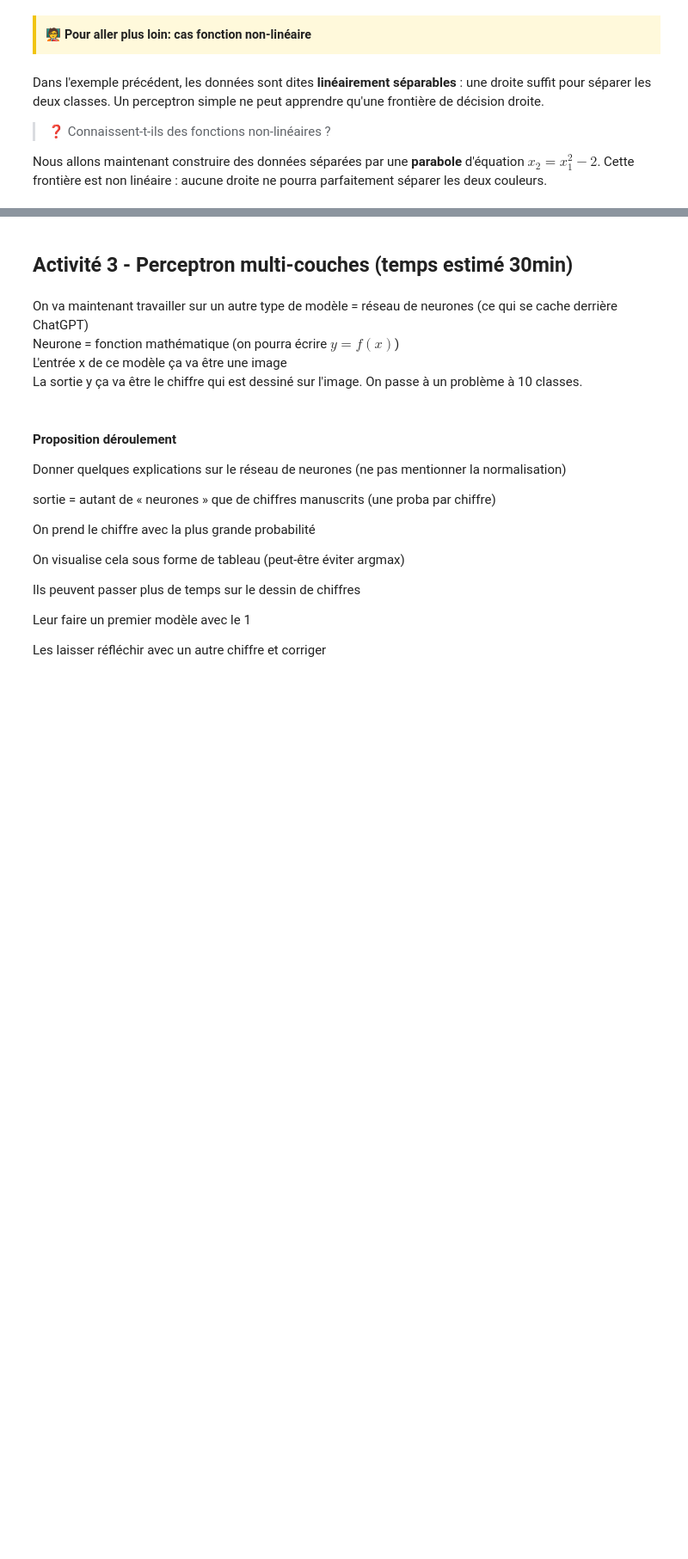
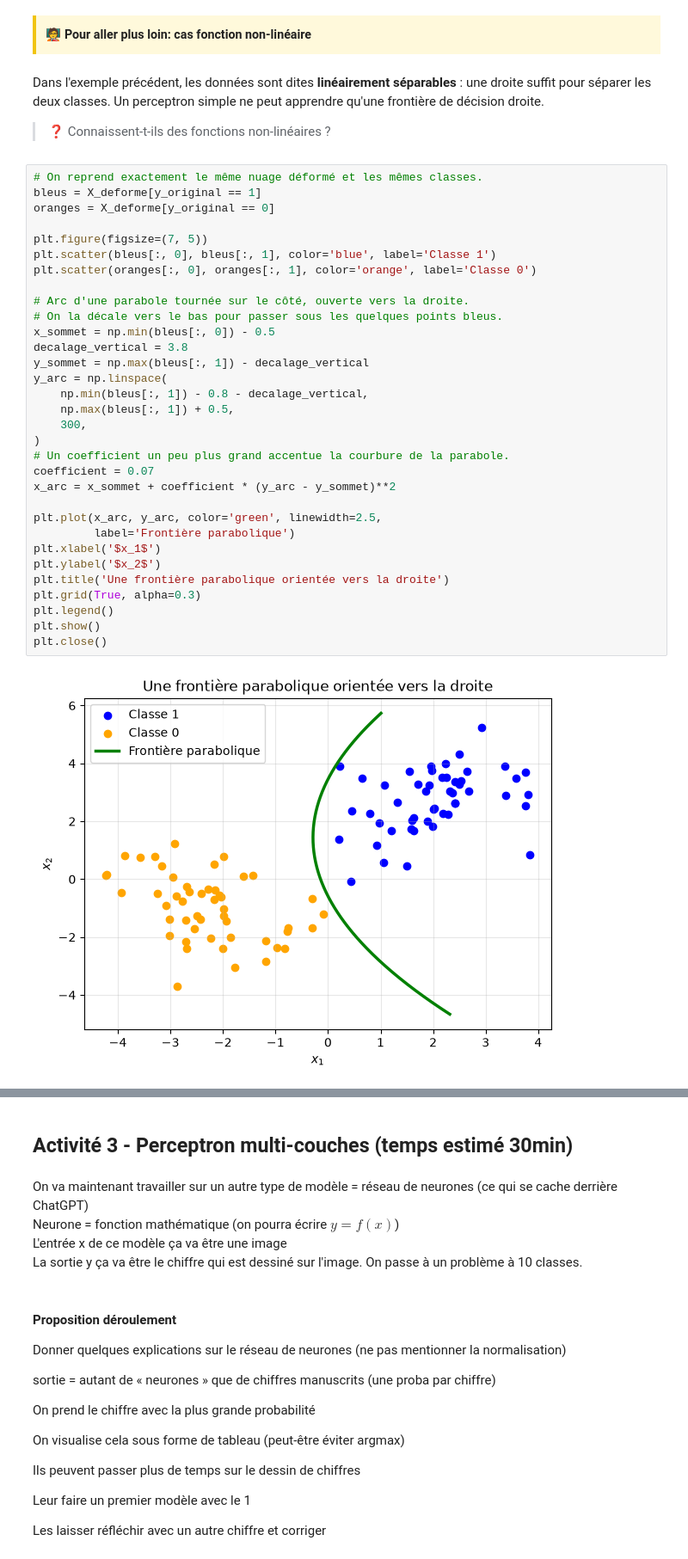
Before and after one commit to vbourgea/codersapremiereia, a Jupyter notebook: TP_ens.ipynb, the cells around one changed output, grey strips where cells are left out. Shown at 86% size. Cells and saved outputs as stored; diff of their text form; blank space fills up the shorter version.

```diff
--- a/TP_ens.ipynb
+++ b/TP_ens.ipynb
@@ -936,6 +932,38 @@ Dans l'exemple précédent, les données sont dites **linéairement séparables*
 Un perceptron simple ne peut apprendre qu'une frontière de décision droite.
 
 > ❓ Connaissent-t-ils des fonctions non-linéaires ?
-
-Nous allons maintenant construire des données séparées par une **parabole** d'équation $x_2 = x_1^2 - 2$. Cette frontière est non linéaire : aucune droite ne pourra parfaitement séparer les deux couleurs.
+# %%
+# On reprend exactement le même nuage déformé et les mêmes classes.
+bleus = X_deforme[y_original == 1]
+oranges = X_deforme[y_original == 0]
+
+plt.figure(figsize=(7, 5))
+plt.scatter(bleus[:, 0], bleus[:, 1], color='blue', label='Classe 1')
+plt.scatter(oranges[:, 0], oranges[:, 1], color='orange', label='Classe 0')
+
+# Arc d'une parabole tournée sur le côté, ouverte vers la droite.
+# On la décale vers le bas pour passer sous les quelques points bleus.
+x_sommet = np.min(bleus[:, 0]) - 0.5
+decalage_vertical = 3.8
+y_sommet = np.max(bleus[:, 1]) - decalage_vertical
+y_arc = np.linspace(
+    np.min(bleus[:, 1]) - 0.8 - decalage_vertical,
+    np.max(bleus[:, 1]) + 0.5,
+    300,
+)
+# Un coefficient un peu plus grand accentue la courbure de la parabole.
+coefficient = 0.07
+x_arc = x_sommet + coefficient * (y_arc - y_sommet)**2
+
+plt.plot(x_arc, y_arc, color='green', linewidth=2.5,
+         label='Frontière parabolique')
+plt.xlabel('$x_1$')
+plt.ylabel('$x_2$')
+plt.title('Une frontière parabolique orientée vers la droite')
+plt.grid(True, alpha=0.3)
+plt.legend()
+plt.show()
+plt.close()
+# %% [output]
+[figure, added]
 # %%
```
Also changed, not shown: parts of 5 cells of this notebook.
